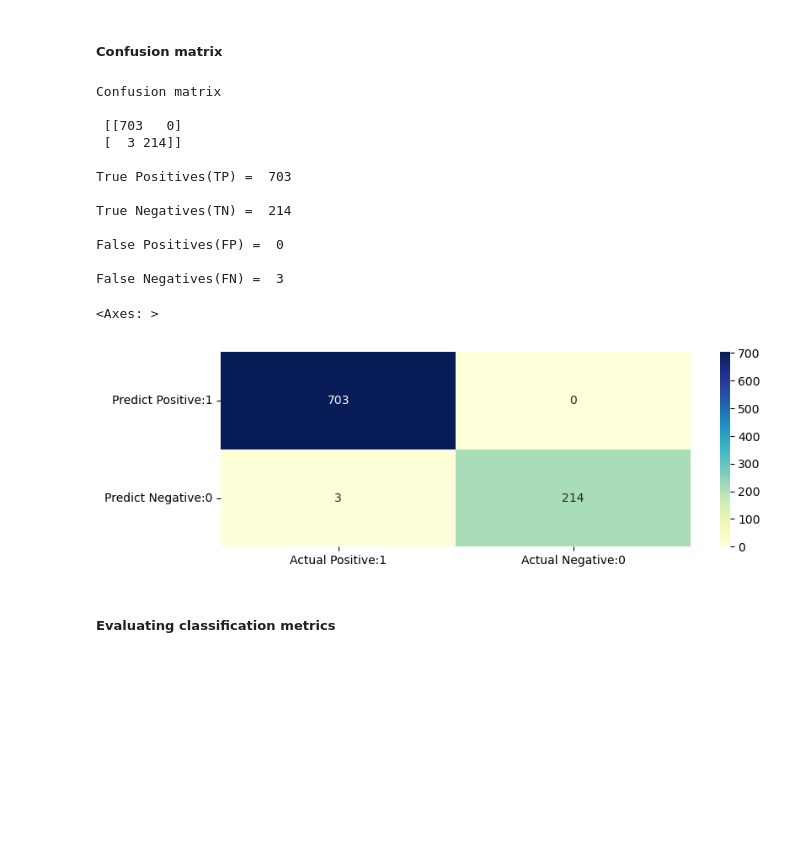
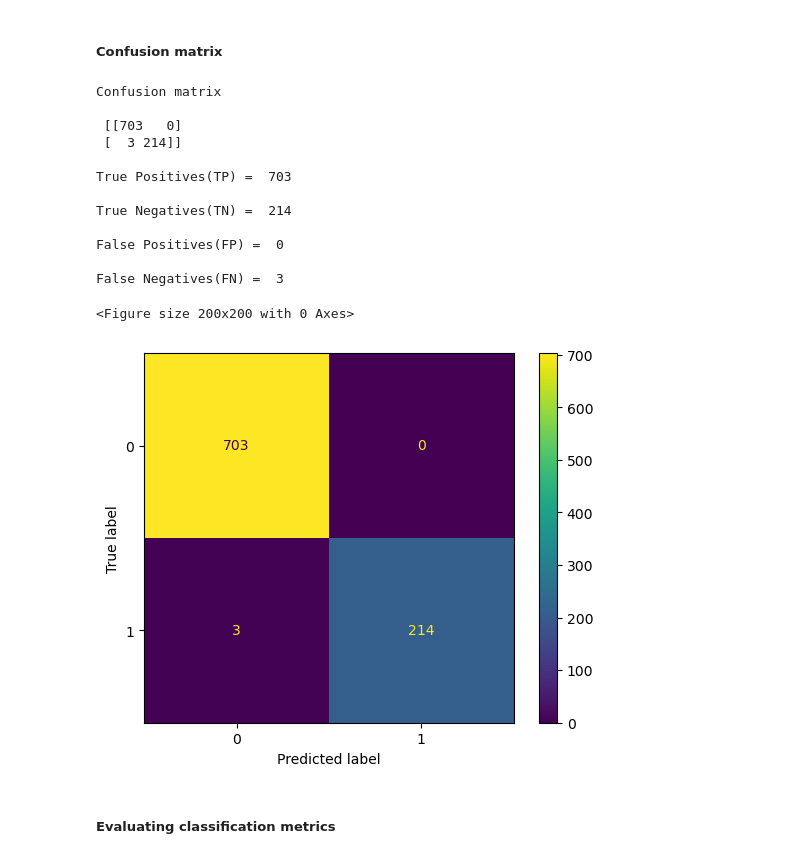
Before and after one commit to iva28/Data-Science, a Jupyter notebook: Logistic Regression Model Script.ipynb, the cells around one changed output. Drawn from its saved outputs; the diff is of its cells as text; code cells hidden in the pictures; blank space fills up the shorter version.

```diff
--- a/Logistic Regression Model Script.ipynb
+++ b/Logistic Regression Model Script.ipynb
@@ -270,37 +258,35 @@ Test set score: 0.9967
 # %% [markdown]
 ##### Confusion matrix
 # %%
-from sklearn.metrics import confusion_matrix
+from sklearn.metrics import confusion_matrix, ConfusionMatrixDisplay
+
 cm = confusion_matrix(y_test, y_pred)
+cm_display = ConfusionMatrixDisplay(confusion_matrix = cm)
+
+plt.figure(figsize=(2,2))
+cm_display.plot()
 
 print('Confusion matrix\n\n', cm)
 
 print('\nTrue Positives(TP) = ', cm[0,0])
 print('\nTrue Negatives(TN) = ', cm[1,1])
 print('\nFalse Positives(FP) = ', cm[0,1])
 print('\nFalse Negatives(FN) = ', cm[1,0])
 # %% [output]
 Confusion matrix
 
  [[703   0]
  [  3 214]]
 
 True Positives(TP) =  703
 
 True Negatives(TN) =  214
 
 False Positives(FP) =  0
 
 False Negatives(FN) =  3
+<Figure size 200x200 with 0 Axes>
+[figure, added]
-# %%
-plt.figure(figsize=(9,3))
-cm_matrix = pd.DataFrame(data=cm, columns=['Actual Positive:1', 'Actual Negative:0'],
-                                 index=['Predict Positive:1', 'Predict Negative:0'])
-
-sn.heatmap(cm_matrix, annot=True, fmt='d', cmap='YlGnBu')
-# %% [output]
-<Axes: >
-[figure, removed]
 # %% [markdown]
 ##### Evaluating classification metrics
 # %%
```
Also changed, not shown: parts of 13 cells of this notebook, 5 other files.
